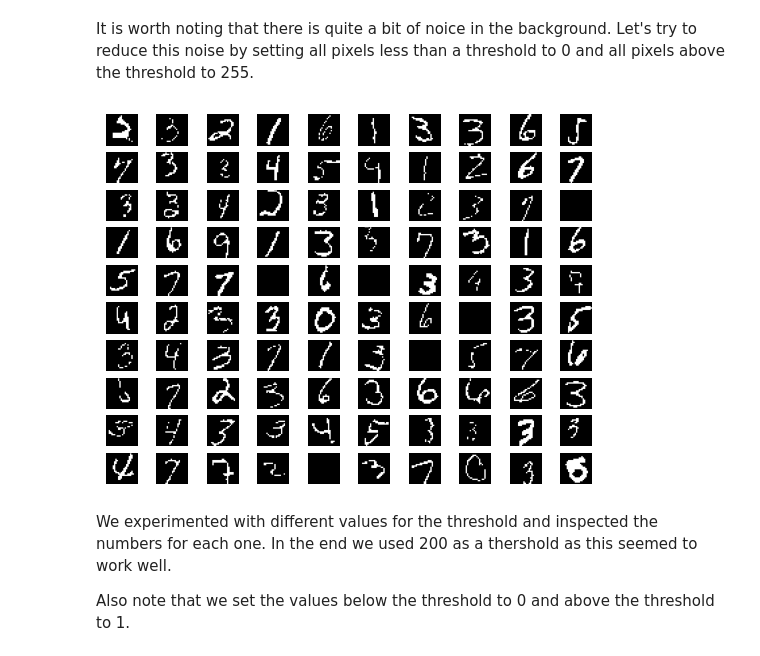
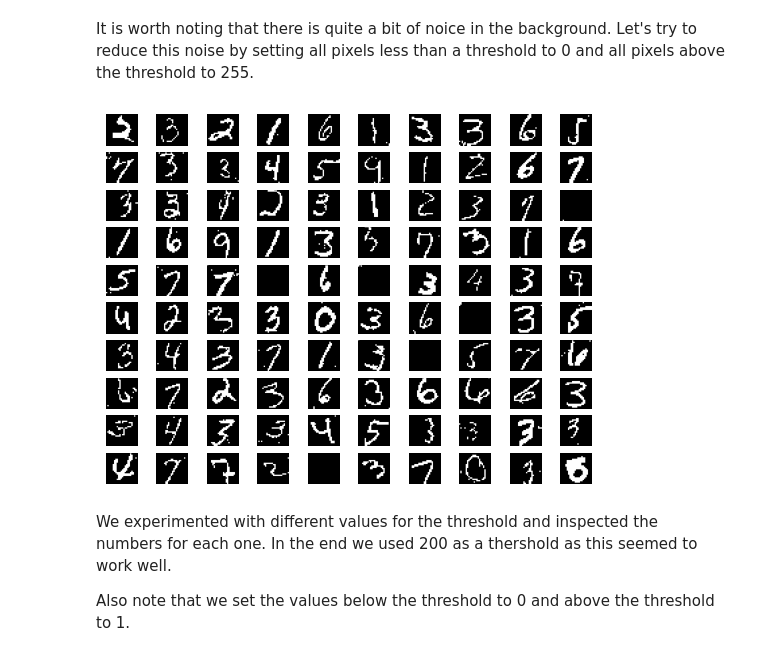
Before and after one commit to Maloha7/digit-recognizer, a Jupyter notebook: digitRecognizer.ipynb, the cells around one changed output. Cells and saved outputs as stored; diff of their text form; code cells hidden in the pictures.

```diff
--- a/digitRecognizer.ipynb
+++ b/digitRecognizer.ipynb
@@ -71,8 +71,8 @@ Shape of images:  (85273, 24, 24, 1)
 Shape of labels:  (85273,)
 # %%
 #Only use the first 10000 images and labels
-images = images[:2000]
-labels = labels[:2000]
+# images = images[:2000]
+# labels = labels[:2000]
 # %% [markdown]
 We can see that there are a total of 85273 images and labels where each image is a 24x24 array. Next let's look at the value range
 # %%
@@ -120,17 +120,17 @@ for i in range(11):
 It is worth noting that there is quite a bit of noice in the background. Let's try to reduce this noise by setting all pixels less than a threshold to 0 and all pixels above the threshold to 255.
 # %%
 #Remove background noise from the images by setting all values less than 200 to 0 (black) and all values greater than 200 to 255 (white)
-threshold = 240
+threshold = 200
 images[images < threshold] = 0
 images[images >= threshold] = 1
 
 #Plot the first 100 images
 for i in range(100):
     plt.subplot(10, 10, i+1)
     plt.imshow(images[i], cmap='gray')
     plt.axis('off')
 # %% [output]
-[figure, old version]
+[figure, new version]
 # %% [markdown]
 We experimented with different values for the threshold and inspected the numbers for each one. In the end we used 200 as a thershold as this seemed to work well.
 
```
Also changed, not shown: parts of 18 cells of this notebook.
